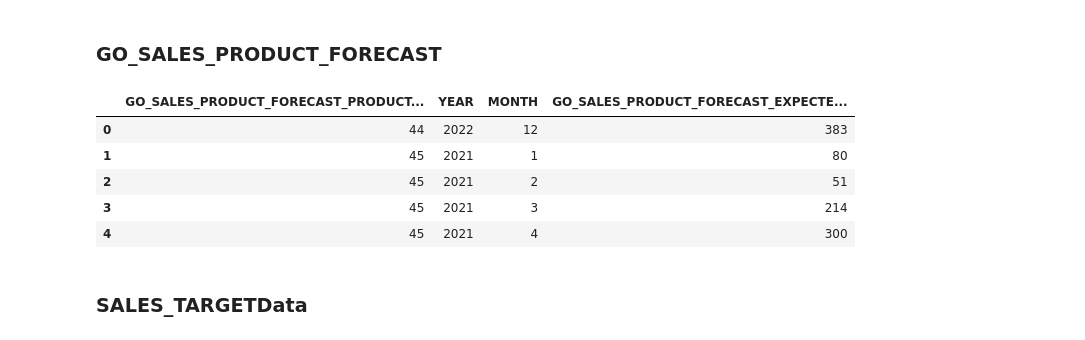
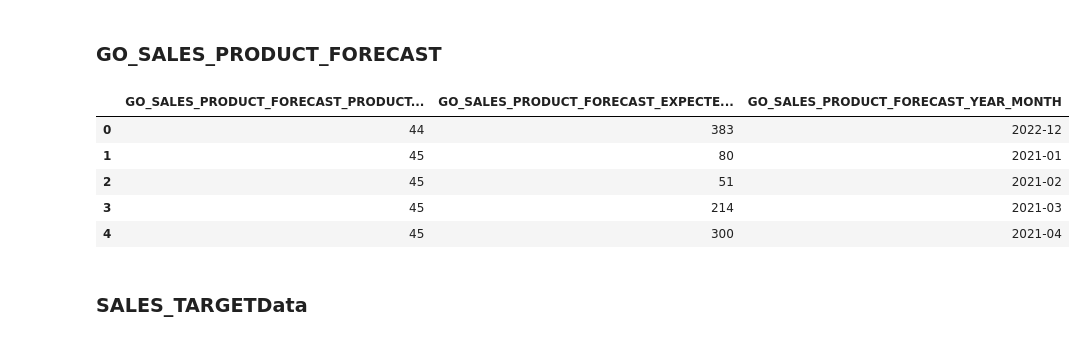
Before and after one commit to Nrojt/SE4-DEDS-Pyhton-opdrachten, a Jupyter notebook: week 4/4.3/Practicum_4.3.ipynb, the cells around one changed output. Drawn from its saved outputs; the diff is of its cells as text; code cells hidden in the pictures.

```diff
--- a/week 4/4.3/Practicum_4.3.ipynb
+++ b/week 4/4.3/Practicum_4.3.ipynb
@@ -354,7 +354,7 @@ returned_item = pd.merge(returned_item, go_sales_order_details, left_on='ORDER_D
 returned_item = returned_item[returned_item_columns]
 
 # renaming the columns
-returned_item = returned_item.rename(columns={'RETURN_CODE': 'RETURNED_ITEM_code', 'RETURN_DATE': 'RETURNED_ITEM_DATE_date', 'RETURN_QUANTITY': 'RETURNED_ITEM_QUANTITY_quantity', 'ORDER_DETAIL_CODE': 'RETURNED_ITEM_ORDER_DETAIL_CODE_detail_code', 'RETURN_REASON_CODE': 'RETURNED_ITEM_RETURN_REASON_code', 'RETURN_DESCRIPTION_EN': 'RETURNED_ITEM_RETURN_REASON_description_en'})
+returned_item = returned_item.rename(columns={'RETURN_CODE': 'RETURNED_ITEM_code', 'RETURN_DATE': 'RETURNED_ITEM_DATE', 'RETURN_QUANTITY': 'RETURNED_ITEM_QUANTITY_quantity', 'ORDER_DETAIL_CODE': 'RETURNED_ITEM_ORDER_DETAIL_CODE_detail_code', 'RETURN_REASON_CODE': 'RETURNED_ITEM_RETURN_REASON_code', 'RETURN_DESCRIPTION_EN': 'RETURNED_ITEM_RETURN_REASON_description_en'})
 
 all_dataframes.append(returned_item)
 
@@ -732,6 +732,15 @@ order_header.head()
 # %% [markdown]
 ### GO_SALES_INVENTORY_LEVELS
 # %%
+# adding a leading 0 to the month if it is a single digit
+go_sales_inventory_levels['INVENTORY_MONTH'] = go_sales_inventory_levels['INVENTORY_MONTH'].astype(str).str.zfill(2)
+
+# combine year and month to one column
+go_sales_inventory_levels['YEAR_MONTH'] = go_sales_inventory_levels['INVENTORY_YEAR'].astype(str) + '-' + go_sales_inventory_levels['INVENTORY_MONTH'].astype(str)
+
+# dropping the original columns
+go_sales_inventory_levels = go_sales_inventory_levels.drop(columns=['INVENTORY_YEAR', 'INVENTORY_MONTH'])
+
 go_sales_inventory_levels = go_sales_inventory_levels.rename(columns={'INVENTORY_COUNT': 'GO_SALES_INVENTORY_LEVELS_INVENTORY_COUNT', 'PRODUCT_NUMBER': 'GO_SALES_INVENTORY_LEVELS_PRODUCT_NUMBER', 'YEAR_MONTH': 'GO_SALES_INVENTORY_LEVELS_YEAR_MONTH'})
 
 all_dataframes.append(go_sales_inventory_levels)
@@ -747,18 +756,27 @@ go_sales_inventory_levels.head()
 # %% [markdown]
 ### GO_SALES_PRODUCT_FORECAST
 # %%
+# adding a leading zero to the month if it is a single digit
+go_sales_product_forcast['MONTH'] = go_sales_product_forcast['MONTH'].astype(str).str.zfill(2)
+
+#combine year and month to one column
+go_sales_product_forcast['YEAR_MONTH'] = go_sales_product_forcast['YEAR'].astype(str) + '-' + go_sales_product_forcast['MONTH'].astype(str)
+
+# dropping the original columns
+go_sales_product_forcast = go_sales_product_forcast.drop(columns=['YEAR', 'MONTH'])
+
 go_sales_product_forecast = go_sales_product_forcast.rename(columns={'EXPECTED_VOLUME': 'GO_SALES_PRODUCT_FORECAST_EXPECTED_VOLUME', 'EXPECTED_COST': 'GO_SALES_PRODUCT_FORECAST_EXPECTED_COST', 'EXPECTED_MARGIN': 'GO_SALES_PRODUCT_FORECAST_EXPECTED_MARGIN', 'PRODUCT_NUMBER': 'GO_SALES_PRODUCT_FORECAST_PRODUCT_NUMBER', 'YEAR_MONTH': 'GO_SALES_PRODUCT_FORECAST_YEAR_MONTH'})
 
 all_dataframes.append(go_sales_product_forecast)
 
 go_sales_product_forecast.head()
 # %% [output]
-|  | GO_SALES_PRODUCT_FORECAST_PRODUCT... | YEAR | MONTH | GO_SALES_PRODUCT_FORECAST_EXPECTE... |
-| 0 | 44 | 2022 | 12 | 383 |
-| 1 | 45 | 2021 | 1 | 80 |
-| 2 | 45 | 2021 | 2 | 51 |
-| 3 | 45 | 2021 | 3 | 214 |
-| 4 | 45 | 2021 | 4 | 300 |
+|  | GO_SALES_PRODUCT_FORECAST_PRODUCT... | GO_SALES_PRODUCT_FORECAST_EXPECTE... | GO_SALES_PRODUCT_FORECAST_YEAR_MONTH |
+| 0 | 44 | 383 | 2022-12 |
+| 1 | 45 | 80 | 2021-01 |
+| 2 | 45 | 51 | 2021-02 |
+| 3 | 45 | 214 | 2021-03 |
+| 4 | 45 | 300 | 2021-04 |
 # %% [markdown]
 ###  SALES_TARGETData
 # %%
```
Also changed, not shown: parts of 33 cells of this notebook, 1 other file.
